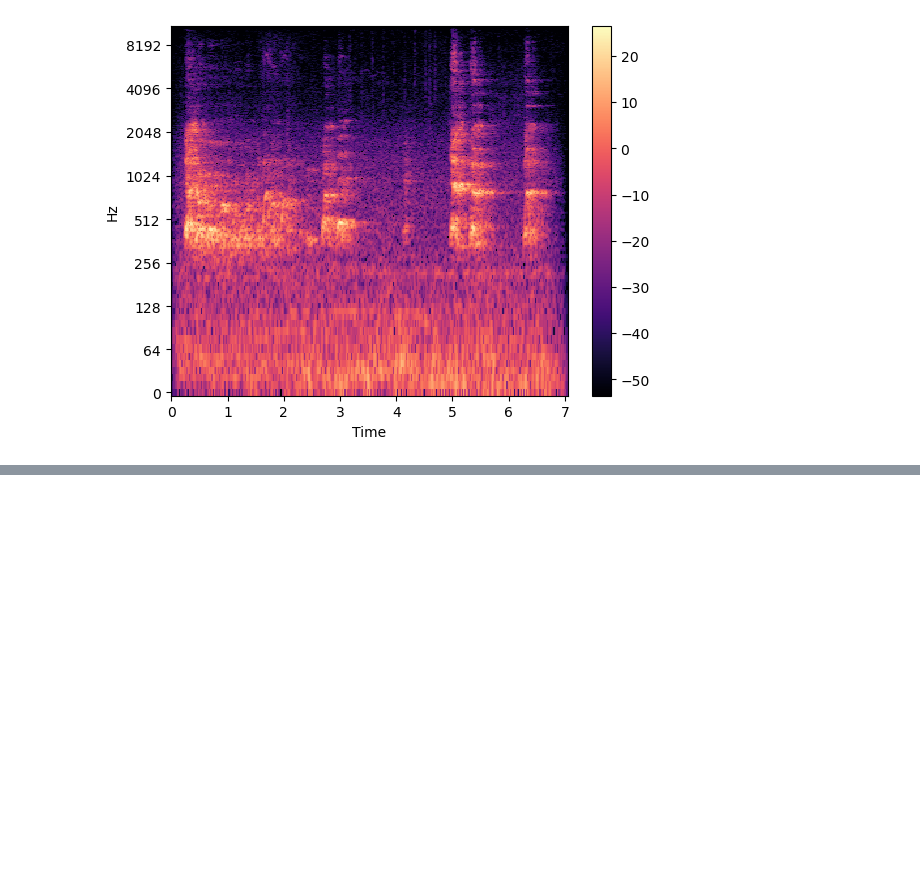
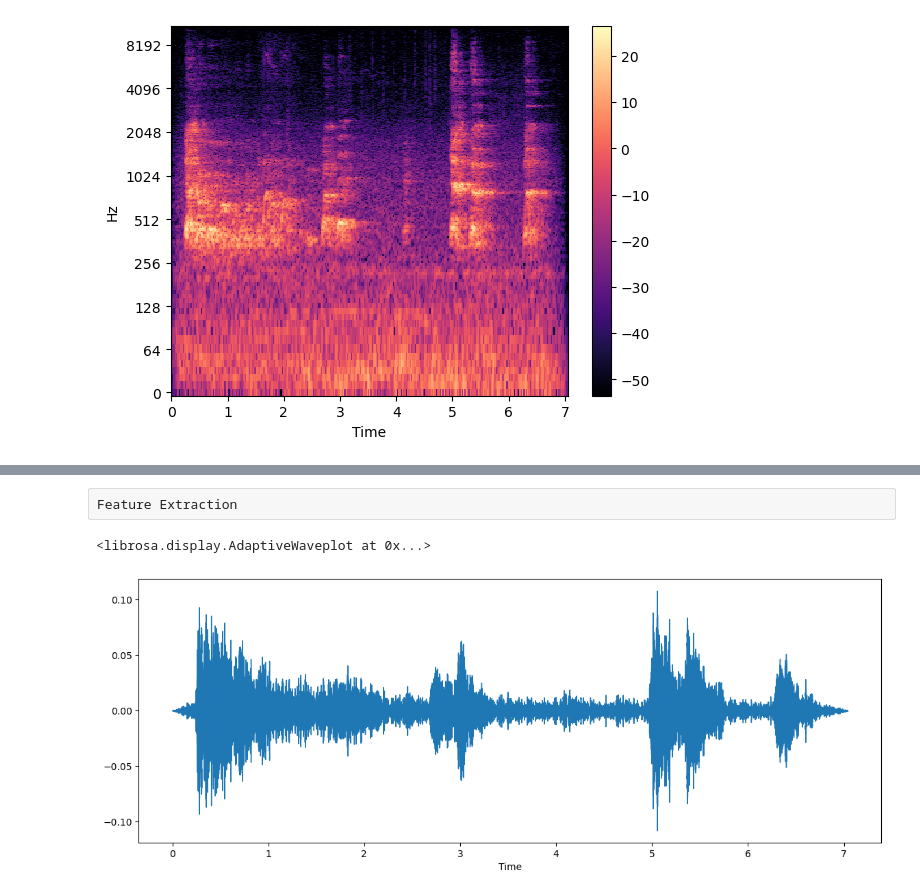
Before and after one commit to miguelcapule/Feature-Extraction-from-Audio, a Jupyter notebook: Feature Extraction from Audio (Miguel Capule).ipynb, the cells around one changed output, grey strips where cells are left out. Saved outputs shown, nothing was run; the diff lists cells and outputs as text; code cells hidden in the pictures; blank space fills up the shorter version.

```diff
--- a/Feature Extraction from Audio (Miguel Capule).ipynb
+++ b/Feature Extraction from Audio (Miguel Capule).ipynb
@@ -52,3 +52,17 @@ x = 0.5*np.sin(2*np.pi*220*t)# pure sine wave at 220 Hz
 ipd.Audio(x, rate=sr) # load a NumPy array
 # %% [output]
 [interactive output not drawn]
+# %% [raw]
+Feature Extraction
+# %%
+x, sr = librosa.load(audio_path)
+#Plot the signal:
+plt.figure(figsize=(14, 5))
+
+#librosa.display.waveplot(x, sr=sr)
+
+# https://stackoverflow.com/questions/43533023/librosa-display-waveplotnp-arrayf-sr-22050-attributeerror-module-obje
+librosa.display.waveshow(x, sr=sr)
+# %% [output]
+<librosa.display.AdaptiveWaveplot at 0x...>
+[figure, added]
```
Also changed, not shown: parts of 3 cells of this notebook.
